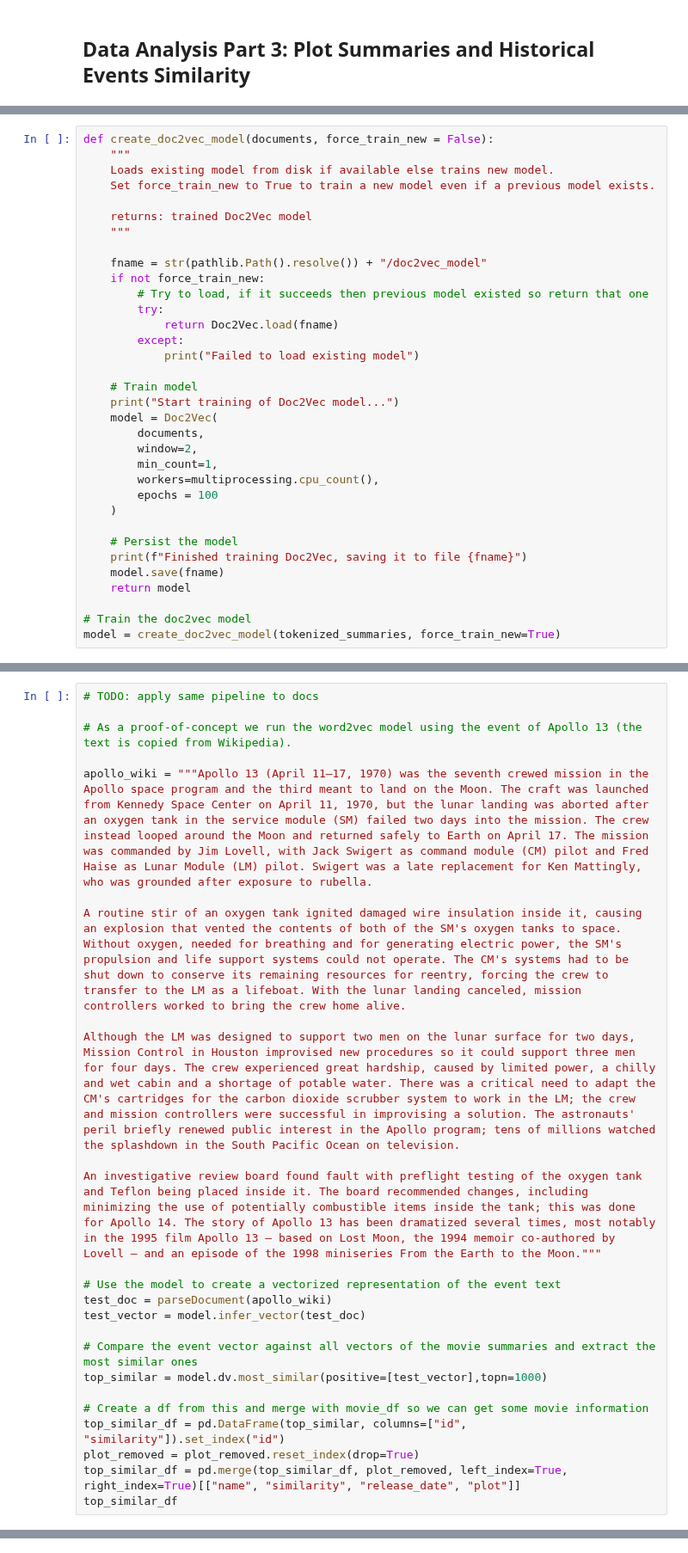
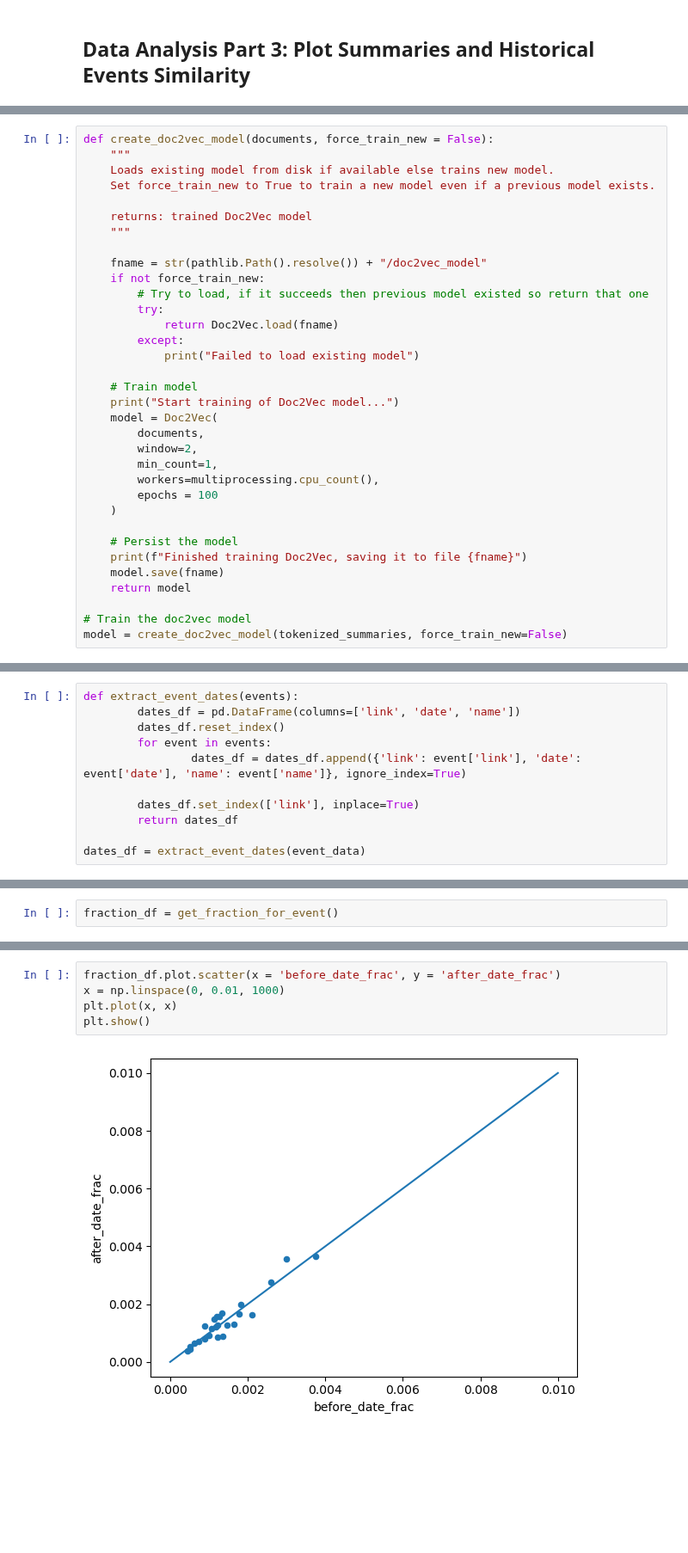
Before and after one commit to epfl-ada/ada-2022-project-adawizardry, a Jupyter notebook: main.ipynb, the cells around one changed output, grey strips where cells are left out. Shown at 86% size. Drawn from its saved outputs; the diff is of its cells as text; blank space fills up the shorter version.

Commit message:
added similarity score analysis

```diff
--- a/main.ipynb
+++ b/main.ipynb
@@ -738,4 +749,4 @@ def create_doc2vec_model(documents, force_train_new = False):
     return model
 
 # Train the doc2vec model
-model = create_doc2vec_model(tokenized_summaries, force_train_new=True)
+model = create_doc2vec_model(tokenized_summaries, force_train_new=False)
@@ -745,25 +752,0 @@ Finished training Doc2Vec, saving it to file /Users/joelrudsberg/Desktop/EPFL/Ap
-# %%
-# TODO: apply same pipeline to docs
-
-# As a proof-of-concept we run the word2vec model using the event of Apollo 13 (the text is copied from Wikipedia).
-
-apollo_wiki = """Apollo 13 (April 11–17, 1970) was the seventh crewed mission in the Apollo space program and the third meant to land on the Moon. The craft was launched from Kennedy Space Center on April 11, 1970, but the lunar landing was aborted after an oxygen tank in the service module (SM) failed two days into the mission. The crew instead looped around the Moon and returned safely to Earth on April 17. The mission was commanded by Jim Lovell, with Jack Swigert as command module (CM) pilot and Fred Haise as Lunar Module (LM) pilot. Swigert was a late replacement for Ken Mattingly, who was grounded after exposure to rubella.
-
-A routine stir of an oxygen tank ignited damaged wire insulation inside it, causing an explosion that vented the contents of both of the SM's oxygen tanks to space. Without oxygen, needed for breathing and for generating electric power, the SM's propulsion and life support systems could not operate. The CM's systems had to be shut down to conserve its remaining resources for reentry, forcing the crew to transfer to the LM as a lifeboat. With the lunar landing canceled, mission controllers worked to bring the crew home alive.
-
-Although the LM was designed to support two men on the lunar surface for two days, Mission Control in Houston improvised new procedures so it could support three men for four days. The crew experienced great hardship, caused by limited power, a chilly and wet cabin and a shortage of potable water. There was a critical need to adapt the CM's cartridges for the carbon dioxide scrubber system to work in the LM; the crew and mission controllers were successful in improvising a solution. The astronauts' peril briefly renewed public interest in the Apollo program; tens of millions watched the splashdown in the South Pacific Ocean on television.
-
-An investigative review board found fault with preflight testing of the oxygen tank and Teflon being placed inside it. The board recommended changes, including minimizing the use of potentially combustible items inside the tank; this was done for Apollo 14. The story of Apollo 13 has been dramatized several times, most notably in the 1995 film Apollo 13 – based on Lost Moon, the 1994 memoir co-authored by Lovell – and an episode of the 1998 miniseries From the Earth to the Moon."""
-
-# Use the model to create a vectorized representation of the event text
-test_doc = parseDocument(apollo_wiki)
-test_vector = model.infer_vector(test_doc)
-
-# Compare the event vector against all vectors of the movie summaries and extract the most similar ones
-top_similar = model.dv.most_similar(positive=[test_vector],topn=1000)
-
-# Create a df from this and merge with movie_df so we can get some movie information
-top_similar_df = pd.DataFrame(top_similar, columns=["id", "similarity"]).set_index("id")
-plot_removed = plot_removed.reset_index(drop=True)
-top_similar_df = pd.merge(top_similar_df, plot_removed, left_index=True, right_index=True)[["name", "similarity", "release_date", "plot"]]
-top_similar_df
@@ -771,0 +844,11 @@ NameError: name 'parseDocument' is not defined
+# %%
+def extract_event_dates(events):
+        dates_df = pd.DataFrame(columns=['link', 'date', 'name'])
+        dates_df.reset_index()
+        for event in events:
+                dates_df = dates_df.append({'link': event['link'], 'date': event['date'], 'name': event['name']}, ignore_index=True)
+
+        dates_df.set_index(['link'], inplace=True)
+        return dates_df
+
+dates_df = extract_event_dates(event_data)
@@ -771,0 +929,2 @@ NameError: name 'parseDocument' is not defined
+# %%
+fraction_df = get_fraction_for_event()
@@ -771,0 +1002,7 @@ NameError: name 'parseDocument' is not defined
+# %%
+fraction_df.plot.scatter(x = 'before_date_frac', y = 'after_date_frac')
+x = np.linspace(0, 0.01, 1000)
+plt.plot(x, x)
+plt.show()
+# %% [output]
+[figure, added]
```
Also changed, not shown: parts of 23 cells of this notebook, 6 other files.
